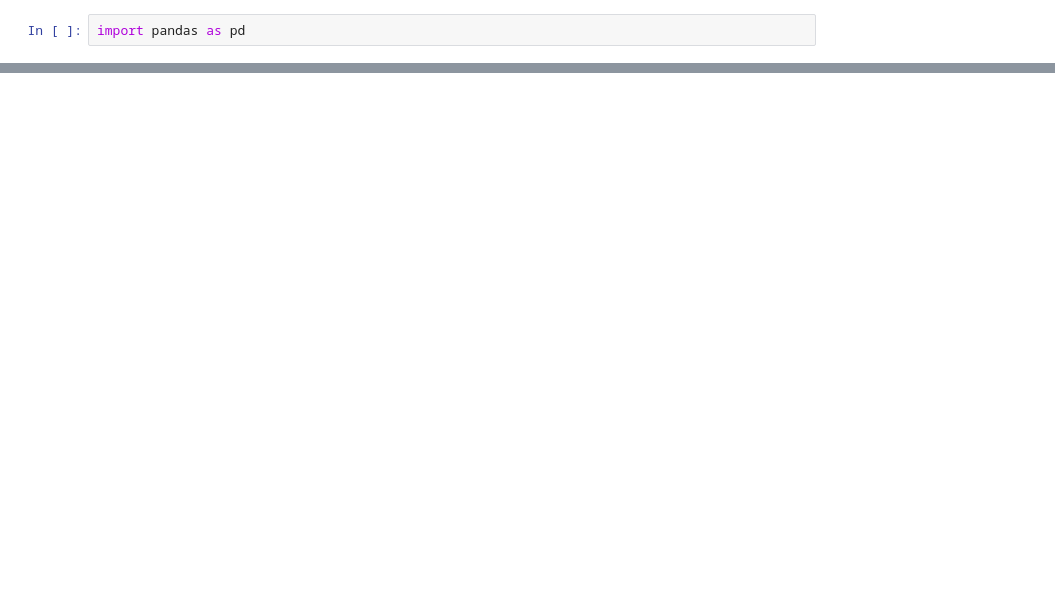
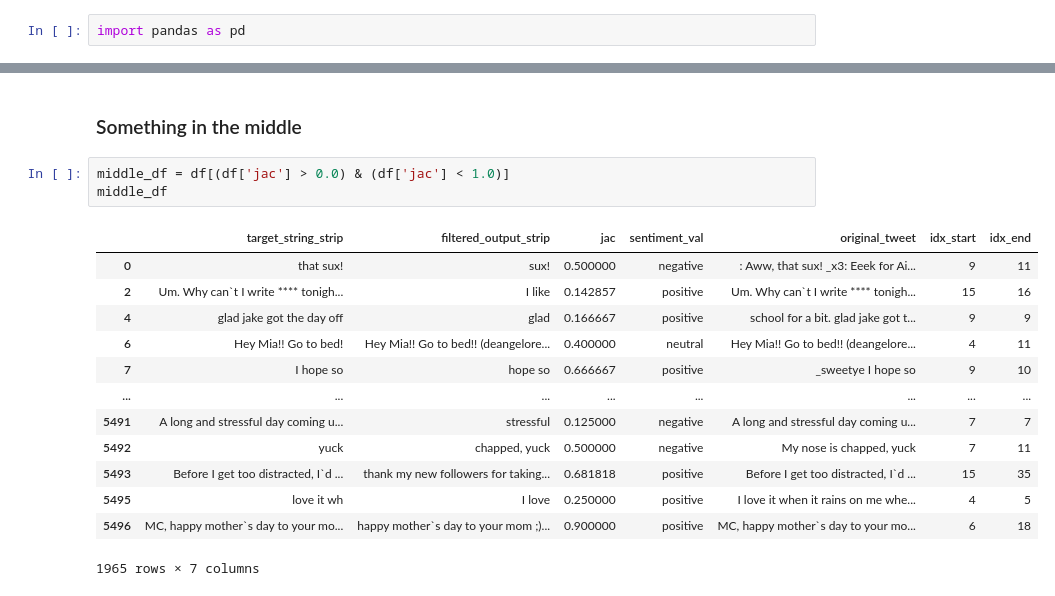
Before and after one commit to prohor33/tweet-sent-extr, a Jupyter notebook: exps/model_output_analysis/analyze_jaccard_output.ipynb, the cells around one changed output, grey strips where cells are left out. Saved outputs shown, nothing was run; the diff lists cells and outputs as text; blank space fills up the shorter version.

```diff
--- a/exps/model_output_analysis/analyze_jaccard_output.ipynb
+++ b/exps/model_output_analysis/analyze_jaccard_output.ipynb
@@ -20,0 +59,19 @@ df
+# %% [markdown]
+### Something in the middle
+# %%
+middle_df = df[(df['jac'] > 0.0) & (df['jac'] < 1.0)]
+middle_df
+# %% [output]
+|  | target_string_strip | filtered_output_strip | jac | sentiment_val | original_tweet | idx_start | idx_end |
+| 0 | that sux! | sux! | 0.500000 | negative | : Aww, that sux! _x3: Eeek for Ai... | 9 | 11 |
+| 2 | Um. Why can`t I write **** tonigh... | I like | 0.142857 | positive | Um. Why can`t I write **** tonigh... | 15 | 16 |
+| 4 | glad jake got the day off | glad | 0.166667 | positive | school for a bit. glad jake got t... | 9 | 9 |
+| 6 | Hey Mia!! Go to bed! | Hey Mia!! Go to bed!! (deangelore... | 0.400000 | neutral | Hey Mia!! Go to bed!! (deangelore... | 4 | 11 |
+| 7 | I hope so | hope so | 0.666667 | positive | _sweetye I hope so | 9 | 10 |
+| ... | ... | ... | ... | ... | ... | ... | ... |
+| 5491 | A long and stressful day coming u... | stressful | 0.125000 | negative | A long and stressful day coming u... | 7 | 7 |
+| 5492 | yuck | chapped, yuck | 0.500000 | negative | My nose is chapped, yuck | 7 | 11 |
+| 5493 | Before I get too distracted, I`d ... | thank my new followers for taking... | 0.681818 | positive | Before I get too distracted, I`d ... | 15 | 35 |
+| 5495 | love it wh | I love | 0.250000 | positive | I love it when it rains on me whe... | 4 | 5 |
+| 5496 | MC, happy mother`s day to your mo... | happy mother`s day to your mom ;)... | 0.900000 | positive | MC, happy mother`s day to your mo... | 6 | 18 |
+1965 rows × 7 columns
```
Also changed, not shown: parts of 16 cells of this notebook, 1 other file.
